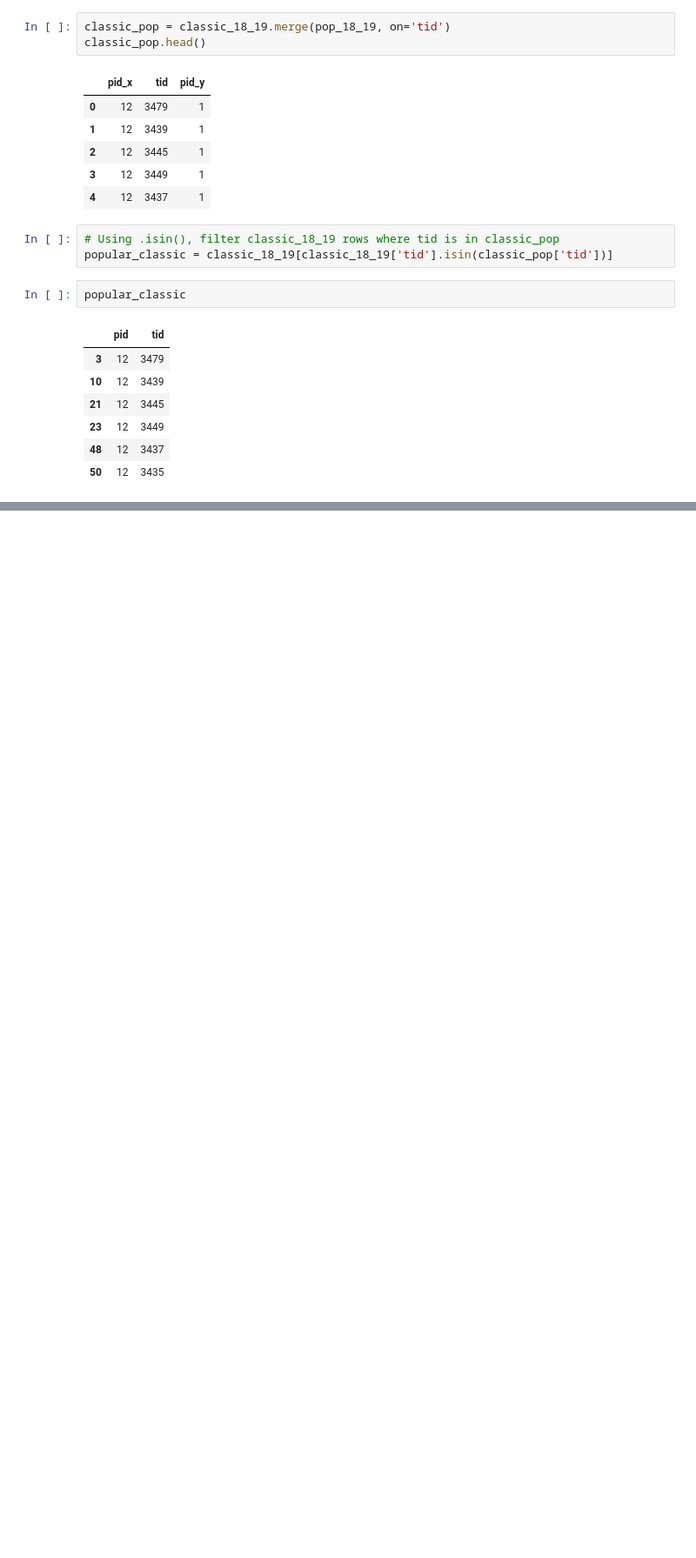
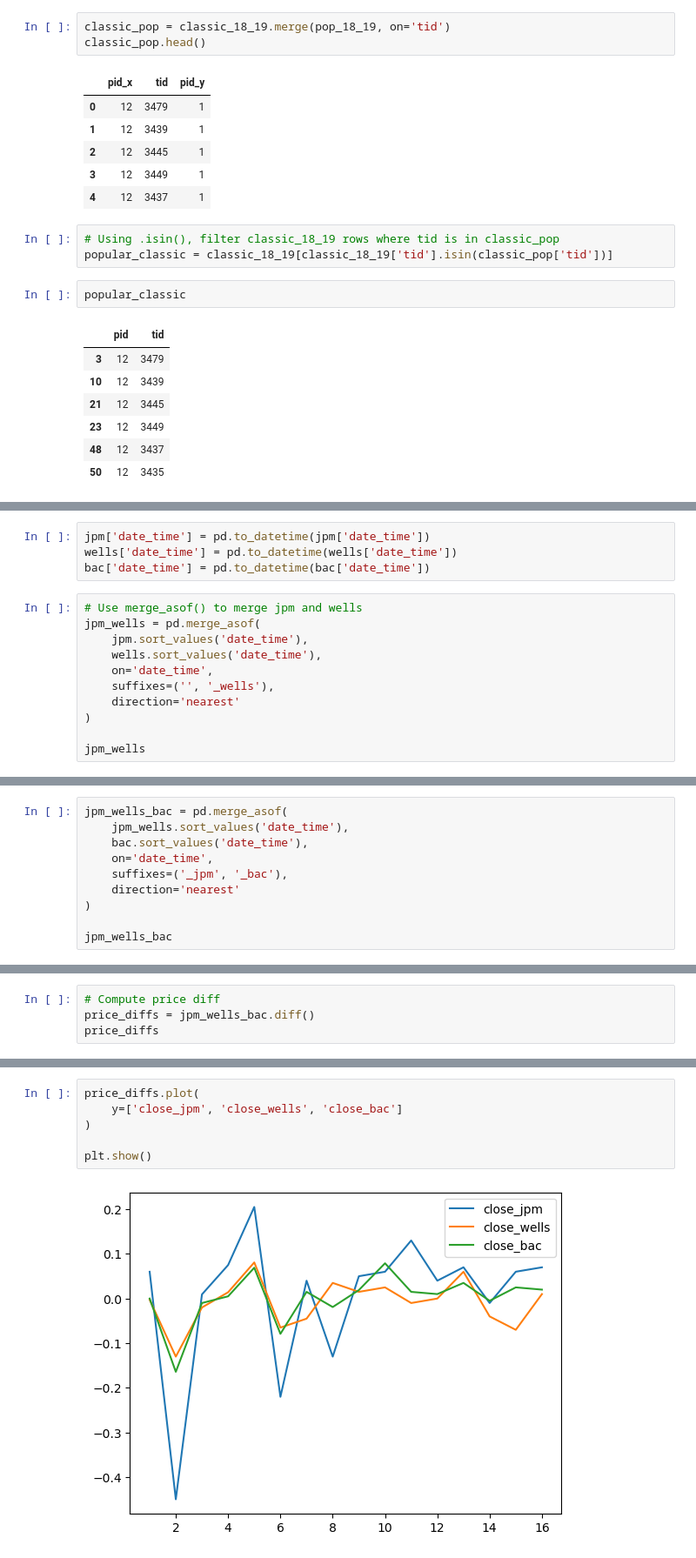
Before and after one commit to aziscript/Python-for-data-analysis, a Jupyter notebook: 04_joining_data_with_pd.ipynb, the cells around one changed output, grey strips where cells are left out. Shown at 87% size. Drawn from its saved outputs; the diff is of its cells as text; blank space fills up the shorter version.

```diff
--- a/04_joining_data_with_pd.ipynb
+++ b/04_joining_data_with_pd.ipynb
@@ -1176,0 +1558,15 @@ popular_classic
+# %%
+jpm['date_time'] = pd.to_datetime(jpm['date_time'])
+wells['date_time'] = pd.to_datetime(wells['date_time'])
+bac['date_time'] = pd.to_datetime(bac['date_time'])
+# %%
+# Use merge_asof() to merge jpm and wells
+jpm_wells = pd.merge_asof(
+    jpm.sort_values('date_time'),
+    wells.sort_values('date_time'),
+    on='date_time',
+    suffixes=('', '_wells'),
+    direction='nearest'
+)
+
+jpm_wells
@@ -1176,0 +1592,10 @@ popular_classic
+# %%
+jpm_wells_bac = pd.merge_asof(
+    jpm_wells.sort_values('date_time'),
+    bac.sort_values('date_time'),
+    on='date_time',
+    suffixes=('_jpm', '_bac'),
+    direction='nearest'
+)
+
+jpm_wells_bac
@@ -1176,0 +1621,4 @@ popular_classic
+# %%
+# Compute price diff
+price_diffs = jpm_wells_bac.diff()
+price_diffs
@@ -1176,0 +1644,8 @@ popular_classic
+# %%
+price_diffs.plot(
+    y=['close_jpm', 'close_wells', 'close_bac']
+)
+
+plt.show()
+# %% [output]
+[figure, added]
```
Also changed, not shown: parts of 72 cells of this notebook, 14 other files.
